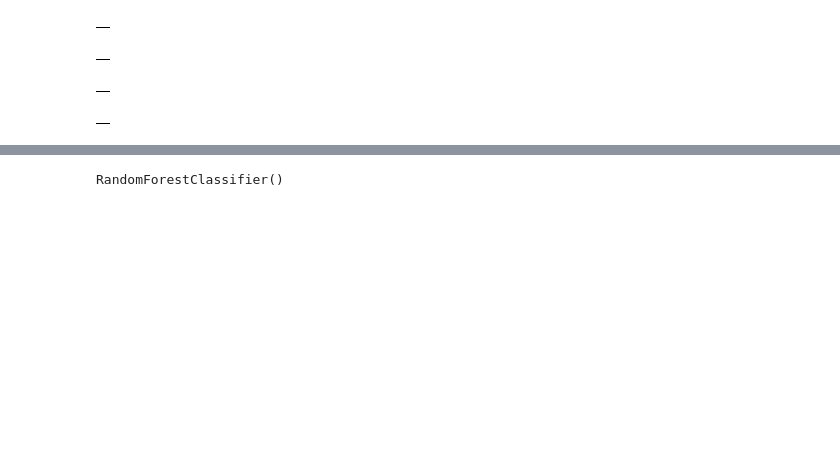
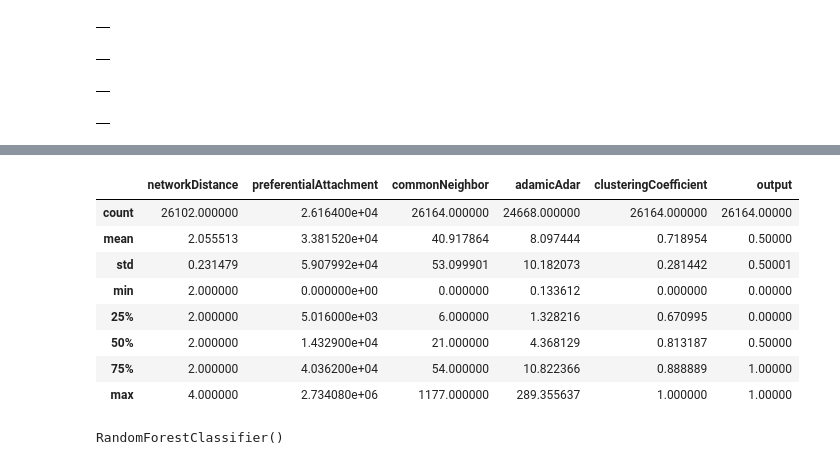
Before and after one commit to tomasonjo/graphs-network-science, a Jupyter notebook: notebooks/Chapter 10.ipynb, the cells around one changed output, grey strips where cells are left out. Cells and saved outputs as stored; diff of their text form; code cells hidden in the pictures; blank space fills up the shorter version.

```diff
--- a/notebooks/Chapter 10.ipynb
+++ b/notebooks/Chapter 10.ipynb
@@ -114,0 +133,12 @@ data.head()
+# %%
+data.describe()
+# %% [output]
+|  | networkDistance | preferentialAttachment | commonNeighbor | adamicAdar | clusteringCoefficient | output |
+| count | 26102.000000 | 2.616400e+04 | 26164.000000 | 24668.000000 | 26164.000000 | 26164.00000 |
+| mean | 2.055513 | 3.381520e+04 | 40.917864 | 8.097444 | 0.718954 | 0.50000 |
+| std | 0.231479 | 5.907992e+04 | 53.099901 | 10.182073 | 0.281442 | 0.50001 |
+| min | 2.000000 | 0.000000e+00 | 0.000000 | 0.133612 | 0.000000 | 0.00000 |
+| 25% | 2.000000 | 5.016000e+03 | 6.000000 | 1.328216 | 0.670995 | 0.00000 |
+| 50% | 2.000000 | 1.432900e+04 | 21.000000 | 4.368129 | 0.813187 | 0.50000 |
+| 75% | 2.000000 | 4.036200e+04 | 54.000000 | 10.822366 | 0.888889 | 1.00000 |
+| max | 4.000000 | 2.734080e+06 | 1177.000000 | 289.355637 | 1.000000 | 1.00000 |
```
Also changed, not shown: parts of 11 cells of this notebook.
